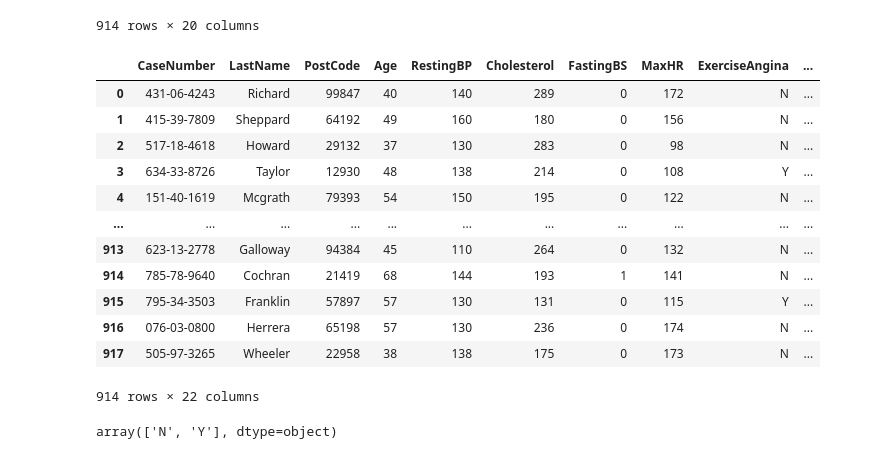
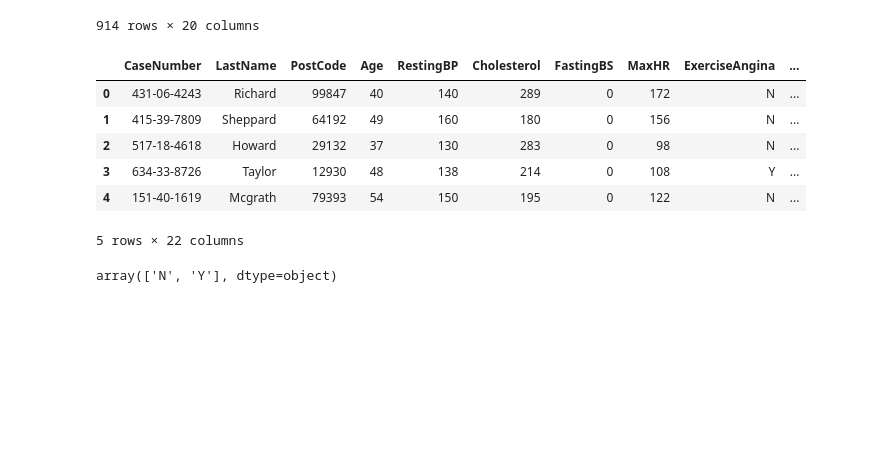
Before and after one commit to johnnybakker/HeartFailureCase, a Jupyter notebook: etl.ipynb, the cells around one changed output. Drawn from its saved outputs; the diff is of its cells as text; code cells hidden in the pictures; blank space fills up the shorter version.

```diff
--- a/etl.ipynb
+++ b/etl.ipynb
@@ -160,25 +161,19 @@ See the caveats in the documentation: https://pandas.pydata.org/pandas-docs/stab
 # %%
 column_names = ["RestingECG_Normal", "RestingECG_ST", "RestingECG_LVH"]
 df = pd.get_dummies(df, columns=['RestingECG'], dtype=int, prefix=["RestingECG"])
 for i in range(len(column_names)):
 	df[column_names[i]] = df[f"RestingECG_{i}"]
 	df = df.drop(columns=[f"RestingECG_{i}"])
 
-df
+df.head()
 # %% [output]
 |  | CaseNumber | LastName | PostCode | Age | RestingBP | Cholesterol | FastingBS | MaxHR | ExerciseAngina | ... |
 | 0 | 431-06-4243 | Richard | 99847 | 40 | 140 | 289 | 0 | 172 | N | ... |
 | 1 | 415-39-7809 | Sheppard | 64192 | 49 | 160 | 180 | 0 | 156 | N | ... |
 | 2 | 517-18-4618 | Howard | 29132 | 37 | 130 | 283 | 0 | 98 | N | ... |
 | 3 | 634-33-8726 | Taylor | 12930 | 48 | 138 | 214 | 0 | 108 | Y | ... |
 | 4 | 151-40-1619 | Mcgrath | 79393 | 54 | 150 | 195 | 0 | 122 | N | ... |
-| ... | ... | ... | ... | ... | ... | ... | ... | ... | ... | ... |
-| 913 | 623-13-2778 | Galloway | 94384 | 45 | 110 | 264 | 0 | 132 | N | ... |
-| 914 | 785-78-9640 | Cochran | 21419 | 68 | 144 | 193 | 1 | 141 | N | ... |
-| 915 | 795-34-3503 | Franklin | 57897 | 57 | 130 | 131 | 0 | 115 | Y | ... |
-| 916 | 076-03-0800 | Herrera | 65198 | 57 | 130 | 236 | 0 | 174 | N | ... |
-| 917 | 505-97-3265 | Wheeler | 22958 | 38 | 138 | 175 | 0 | 173 | N | ... |
-914 rows × 22 columns
+5 rows × 22 columns
 # %%
 df["ExerciseAngina"].unique()
 # %% [output]
```
Also changed, not shown: parts of 2 cells of this notebook.
